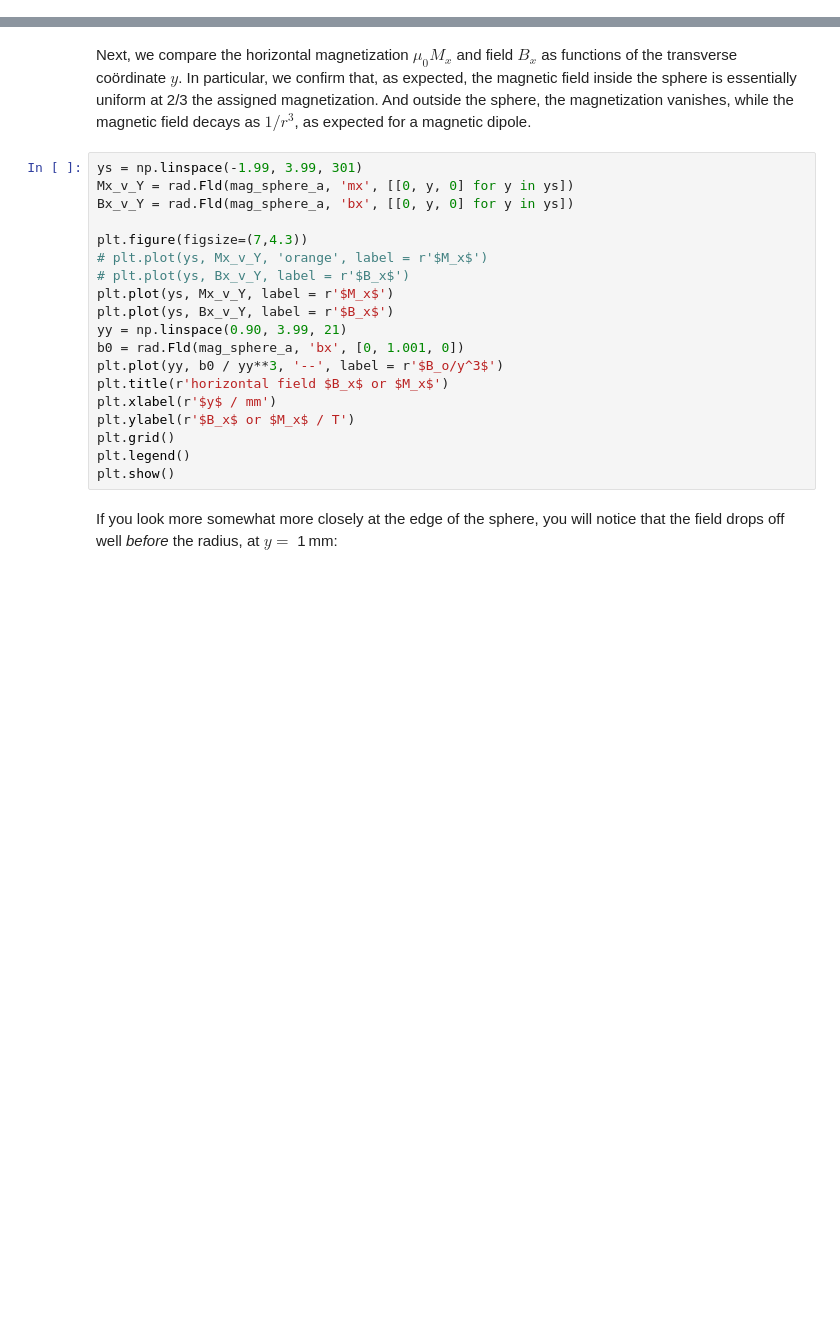
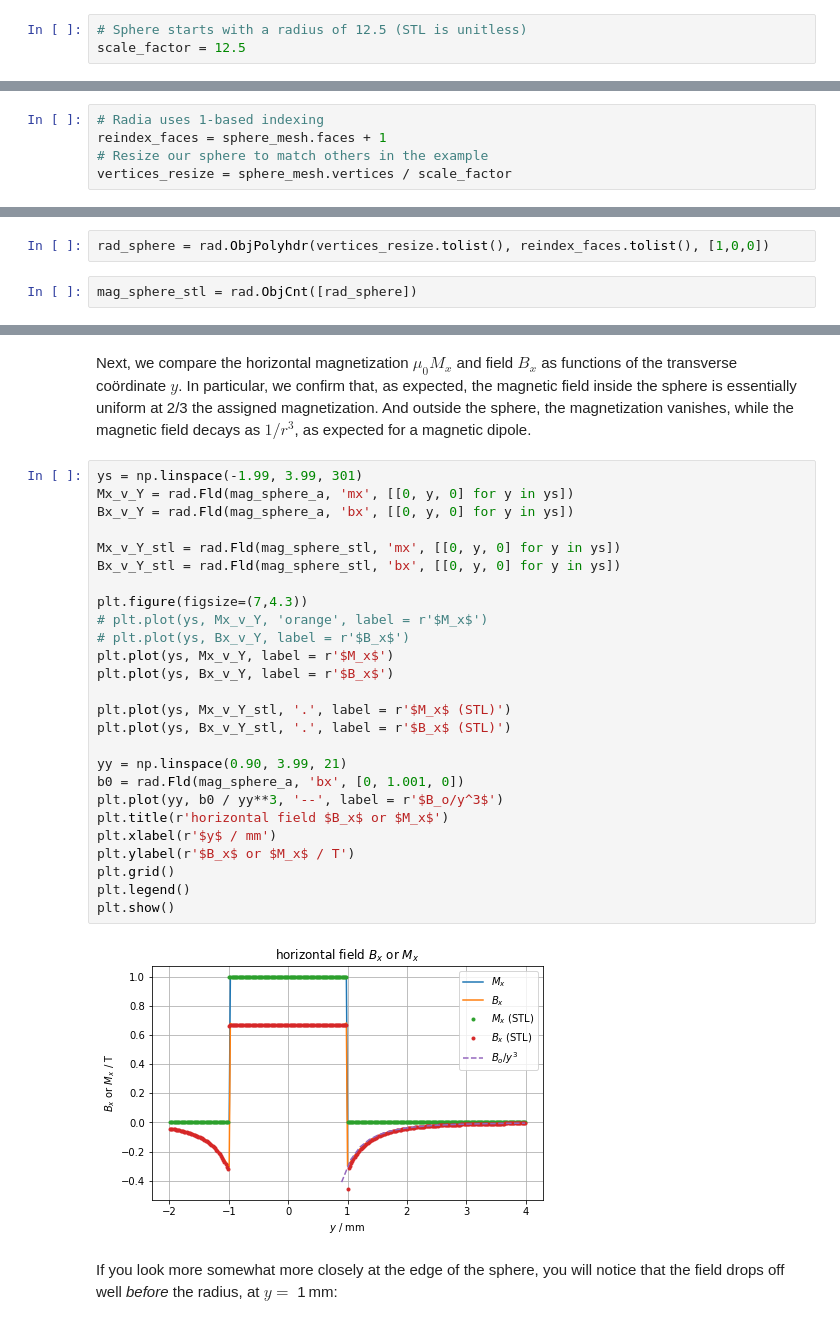
Before and after one commit to radiasoft/Radia-Examples, a Jupyter notebook: Radia_Ex04.ipynb, the cells around one changed output, grey strips where cells are left out. Drawn from its saved outputs; the diff is of its cells as text; blank space fills up the shorter version.

Commit message:
rsopt example

```diff
--- a/Radia_Ex04.ipynb
+++ b/Radia_Ex04.ipynb
@@ -116,0 +126,3 @@ def magnetic_sphere_eqang(r, n_phi, n_th, M):
+# %%
+# Sphere starts with a radius of 12.5 (STL is unitless)
+scale_factor = 12.5
@@ -116,0 +132,5 @@ def magnetic_sphere_eqang(r, n_phi, n_th, M):
+# %%
+# Radia uses 1-based indexing
+reindex_faces = sphere_mesh.faces + 1
+# Resize our sphere to match others in the example
+vertices_resize = sphere_mesh.vertices / scale_factor
@@ -117,3 +139,7 @@ def magnetic_sphere_eqang(r, n_phi, n_th, M):
+# %%
+rad_sphere = rad.ObjPolyhdr(vertices_resize.tolist(), reindex_faces.tolist(), [1,0,0])
+# %%
+mag_sphere_stl = rad.ObjCnt([rad_sphere])
 # %% [markdown]
 ## _Build and display the geometry_
 # %% [markdown]
@@ -149,22 +183,31 @@ expected for a magnetic dipole.
 # %%
 ys = np.linspace(-1.99, 3.99, 301)
 Mx_v_Y = rad.Fld(mag_sphere_a, 'mx', [[0, y, 0] for y in ys])
 Bx_v_Y = rad.Fld(mag_sphere_a, 'bx', [[0, y, 0] for y in ys])
+
+Mx_v_Y_stl = rad.Fld(mag_sphere_stl, 'mx', [[0, y, 0] for y in ys])
+Bx_v_Y_stl = rad.Fld(mag_sphere_stl, 'bx', [[0, y, 0] for y in ys])
 
 plt.figure(figsize=(7,4.3))
 # plt.plot(ys, Mx_v_Y, 'orange', label = r'$M_x$')
 # plt.plot(ys, Bx_v_Y, label = r'$B_x$')
 plt.plot(ys, Mx_v_Y, label = r'$M_x$')
 plt.plot(ys, Bx_v_Y, label = r'$B_x$')
+
+plt.plot(ys, Mx_v_Y_stl, '.', label = r'$M_x$ (STL)')
+plt.plot(ys, Bx_v_Y_stl, '.', label = r'$B_x$ (STL)')
+
 yy = np.linspace(0.90, 3.99, 21)
 b0 = rad.Fld(mag_sphere_a, 'bx', [0, 1.001, 0])
 plt.plot(yy, b0 / yy**3, '--', label = r'$B_o/y^3$')
 plt.title(r'horizontal field $B_x$ or $M_x$')
 plt.xlabel(r'$y$ / mm')
 plt.ylabel(r'$B_x$ or $M_x$ / T')
 plt.grid()
 plt.legend()
 plt.show()
+# %% [output]
+[figure, added]
 # %% [markdown]
 If you look more somewhat more closely at the edge of the
 sphere, you will notice that the field drops off well
```
Also changed, not shown: parts of 12 cells of this notebook, 7 other files.
